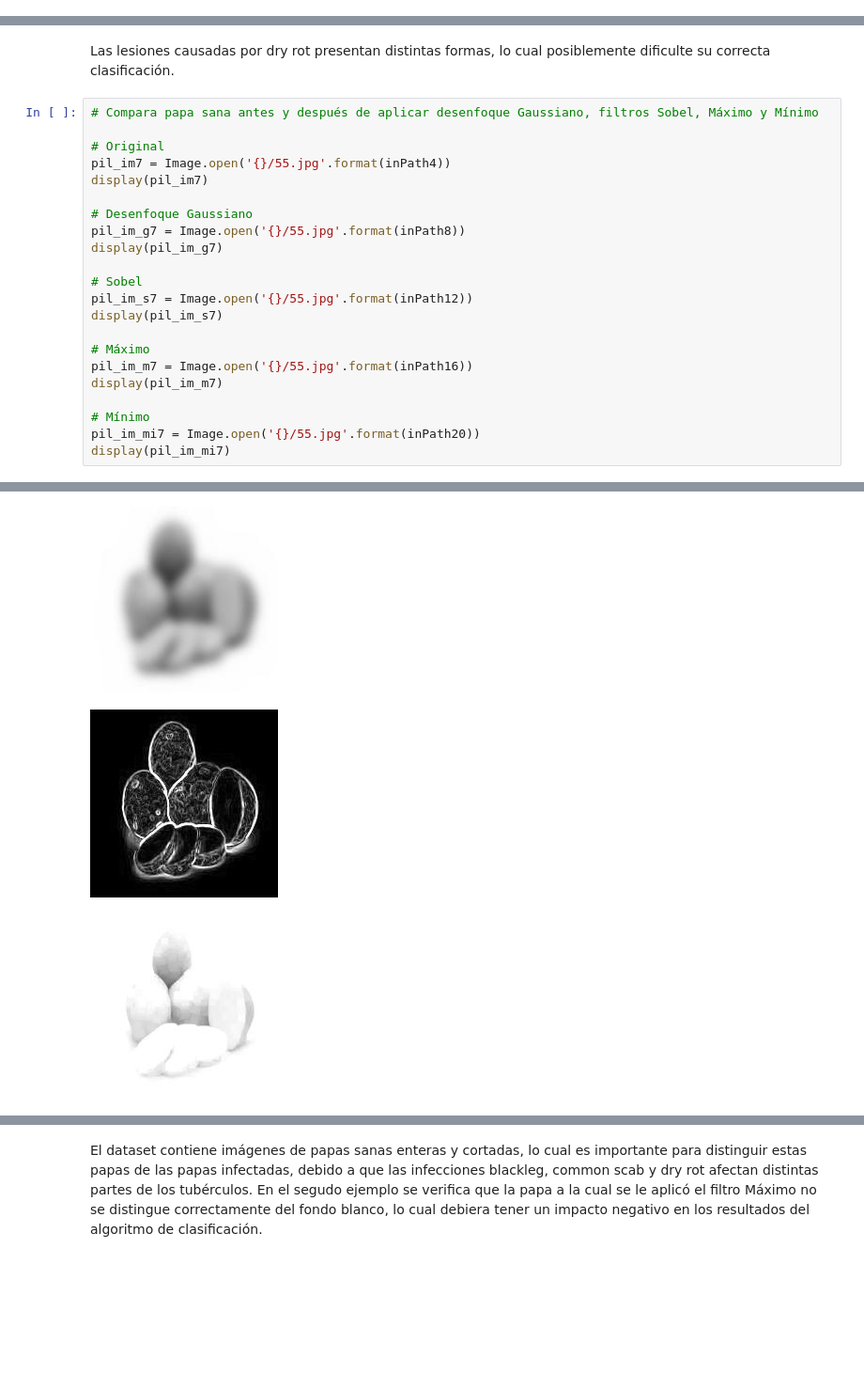
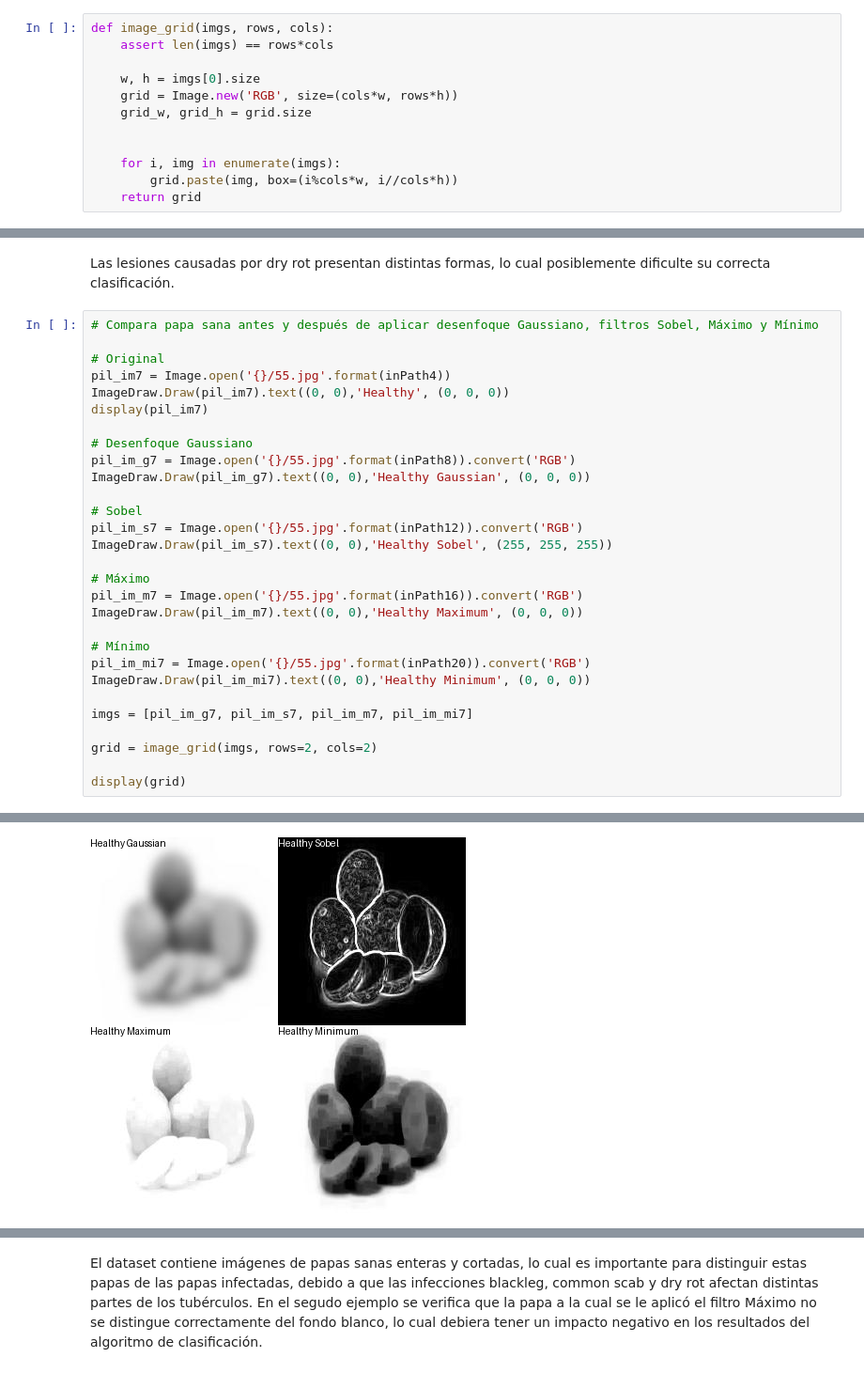
Before and after one commit to principioincertidumbre/ComputerVision, a Jupyter notebook: IntroCV_Tarea_2_Sofía_Vits.ipynb, the cells around one changed output, grey strips where cells are left out. Shown at 94% size. Saved outputs shown, nothing was run; the diff lists cells and outputs as text; blank space fills up the shorter version.

```diff
--- a/IntroCV_Tarea_2_Sofía_Vits.ipynb
+++ b/IntroCV_Tarea_2_Sofía_Vits.ipynb
@@ -390,6 +391,18 @@ for filename in glob.glob('/content/drive/MyDrive/potato/Healthy Potatoes Min/*.
 ## Resultado del pre-procesamiento del dataset de papas
 
 En esta sección se muestran ejemplos de papas sanas e infectadas por blackleg, common scab, y dry rot. En todos los casos se comparan imágenes sin filtrar con fotografías a las cuales se les aplicó desenfoque Gaussiano, detección de bordes mediante un filtro Sobel, y filtros Máximo y Mínimo.
+# %%
+def image_grid(imgs, rows, cols):
+    assert len(imgs) == rows*cols
+
+    w, h = imgs[0].size
+    grid = Image.new('RGB', size=(cols*w, rows*h))
+    grid_w, grid_h = grid.size
+
+
+    for i, img in enumerate(imgs):
+        grid.paste(img, box=(i%cols*w, i//cols*h))
+    return grid
 # %%
 # Compara papa afectada por blackleg antes y después de aplicar desenfoque Gaussiano, filtros Sobel, Máximo y Mínimo
 
@@ -571,21 +613,28 @@ Las lesiones causadas por dry rot presentan distintas formas, lo cual posiblemen
 
 # Original
 pil_im7 = Image.open('{}/55.jpg'.format(inPath4))
+ImageDraw.Draw(pil_im7).text((0, 0),'Healthy', (0, 0, 0))
 display(pil_im7)
 
 # Desenfoque Gaussiano
-pil_im_g7 = Image.open('{}/55.jpg'.format(inPath8))
-display(pil_im_g7)
+pil_im_g7 = Image.open('{}/55.jpg'.format(inPath8)).convert('RGB')
+ImageDraw.Draw(pil_im_g7).text((0, 0),'Healthy Gaussian', (0, 0, 0))
 
 # Sobel
-pil_im_s7 = Image.open('{}/55.jpg'.format(inPath12))
-display(pil_im_s7)
+pil_im_s7 = Image.open('{}/55.jpg'.format(inPath12)).convert('RGB')
+ImageDraw.Draw(pil_im_s7).text((0, 0),'Healthy Sobel', (255, 255, 255))
 
 # Máximo
-pil_im_m7 = Image.open('{}/55.jpg'.format(inPath16))
-display(pil_im_m7)
+pil_im_m7 = Image.open('{}/55.jpg'.format(inPath16)).convert('RGB')
+ImageDraw.Draw(pil_im_m7).text((0, 0),'Healthy Maximum', (0, 0, 0))
 
 # Mínimo
-pil_im_mi7 = Image.open('{}/55.jpg'.format(inPath20))
-display(pil_im_mi7)
+pil_im_mi7 = Image.open('{}/55.jpg'.format(inPath20)).convert('RGB')
+ImageDraw.Draw(pil_im_mi7).text((0, 0),'Healthy Minimum', (0, 0, 0))
+
+imgs = [pil_im_g7, pil_im_s7, pil_im_m7, pil_im_mi7]
+
+grid = image_grid(imgs, rows=2, cols=2)
+
+display(grid)
 # %% [output]
@@ -593,3 +642 @@ display(pil_im_mi7)
-[figure, old version]
+[figure, new version]
-[figure, removed]
-[figure, removed]
```
Also changed, not shown: parts of 11 cells of this notebook.
